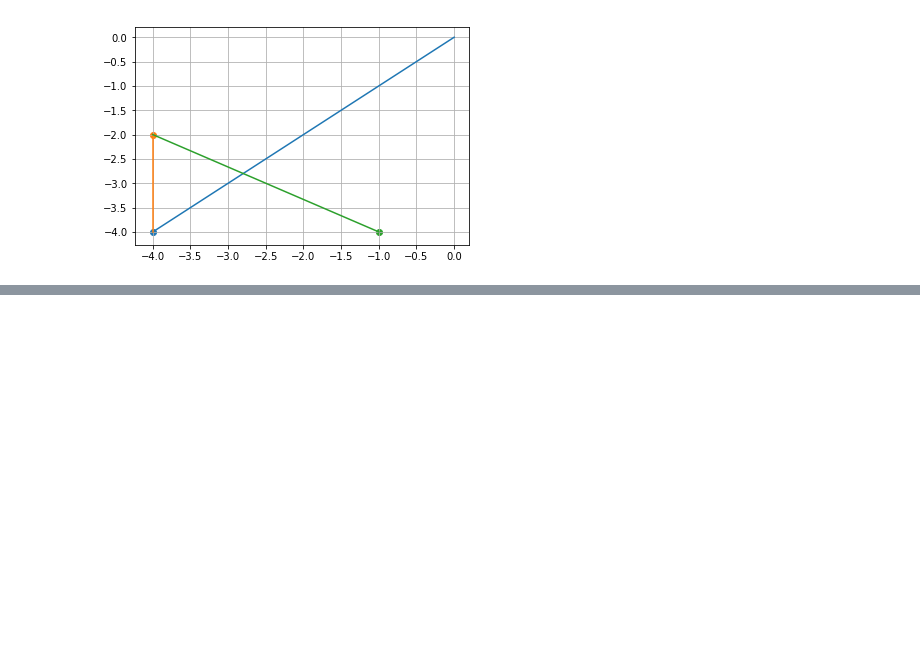
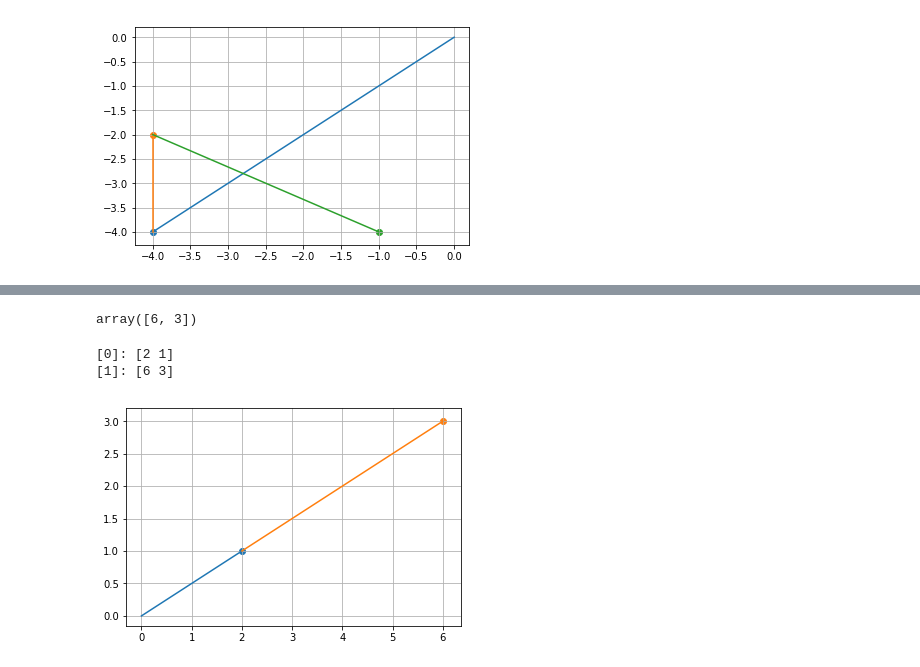
Before and after one commit to AndersonJo/machine-learning, a Jupyter notebook: Mathematics/2020 Linear Algebra/001 Vector.ipynb, the cells around one changed output, grey strips where cells are left out. Drawn from its saved outputs; the diff is of its cells as text; code cells hidden in the pictures; blank space fills up the shorter version.

```diff
--- a/Mathematics/2020 Linear Algebra/001 Vector.ipynb
+++ b/Mathematics/2020 Linear Algebra/001 Vector.ipynb
@@ -57,0 +70,25 @@ visualize_add([-4, -4], [0, 2], [3, -2])
+# %%
+a = np.array([2, 1])
+3 * a
+# %% [output]
+array([6, 3])
+# %%
+def visualize_multiply_by_scalar(*points):
+    prev_point = [0, 0]
+    for i, point in enumerate(points):
+        point = np.array(point)
+        if i == 0:
+            next_point = point
+        else:
+            next_point = prev_point * point
+        print(f'[{i}]: {next_point}')
+        plot(*np.dstack([prev_point, next_point])[0])
+        scatter(*next_point)
+        prev_point = next_point
+    grid()
+
+visualize_multiply_by_scalar([2, 1], 3)
+# %% [output]
+[0]: [2 1]
+[1]: [6 3]
+[figure, added]
```
Also changed, not shown: parts of 12 cells of this notebook, 3 other files.
